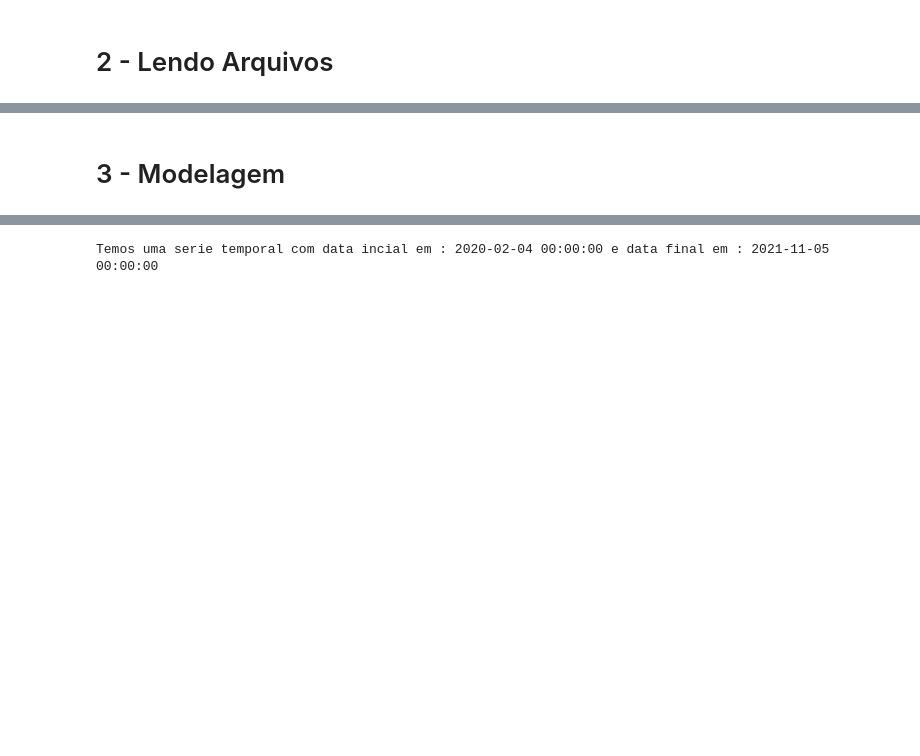
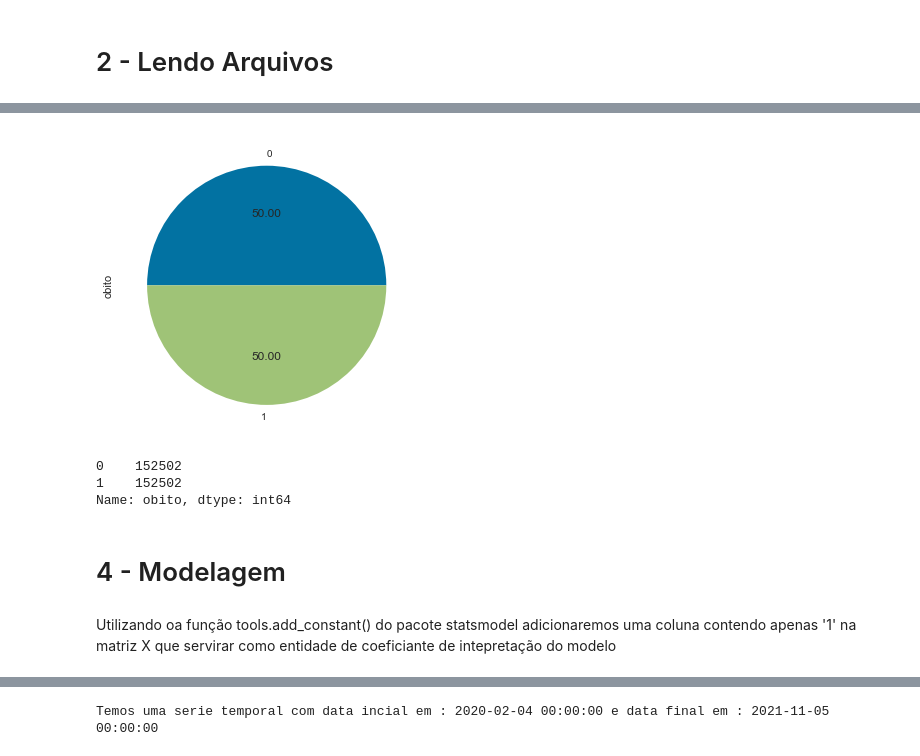
Before and after one commit to 1colete/dh_projeto_integrador, a Jupyter notebook: 3_modelagem.ipynb, the cells around one changed output, grey strips where cells are left out. Drawn from its saved outputs; the diff is of its cells as text; code cells hidden in the pictures; blank space fills up the shorter version.

```diff
--- a/3_modelagem.ipynb
+++ b/3_modelagem.ipynb
@@ -63,0 +65,8 @@ df_coordenadas = pd.read_csv('dados/Sedes_Coordenadas_Municipios.csv', encoding
+# %%
+features = ['doenca_hepatica', 'cardiopatia', 'outros_fatores_de_risco', 'doenca_neurologica', 'pneumopatia', 'cs_sexo','idade']
+
+# Criando matriz X de variaveis explicativas
+X = df[features]
+
+# Criando a variavel target
+y = df.obito
@@ -64,2 +98,14 @@ df_coordenadas = pd.read_csv('dados/Sedes_Coordenadas_Municipios.csv', encoding
+# %%
+ax = y_res.value_counts().plot.pie(autopct='%.2f')
+# %% [output]
+[figure, added]
+# %%
+y_res.value_counts()
+# %% [output]
+0    152502
+1    152502
+Name: obito, dtype: int64
 # %% [markdown]
-# 3 - Modelagem
+# 4 - Modelagem
+# %% [markdown]
+Utilizando oa função tools.add_constant() do pacote statsmodel adicionaremos uma coluna contendo apenas '1' na matriz X que servirar como entidade de coeficiante de intepretação do modelo
```
Also changed, not shown: parts of 76 cells of this notebook, 2 other files.
